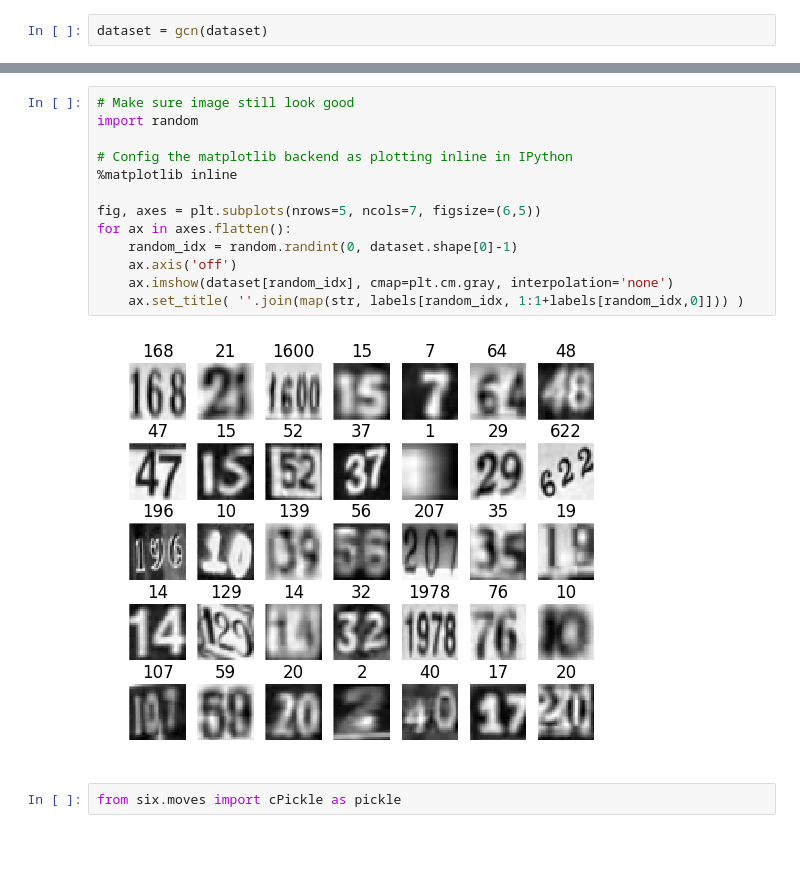
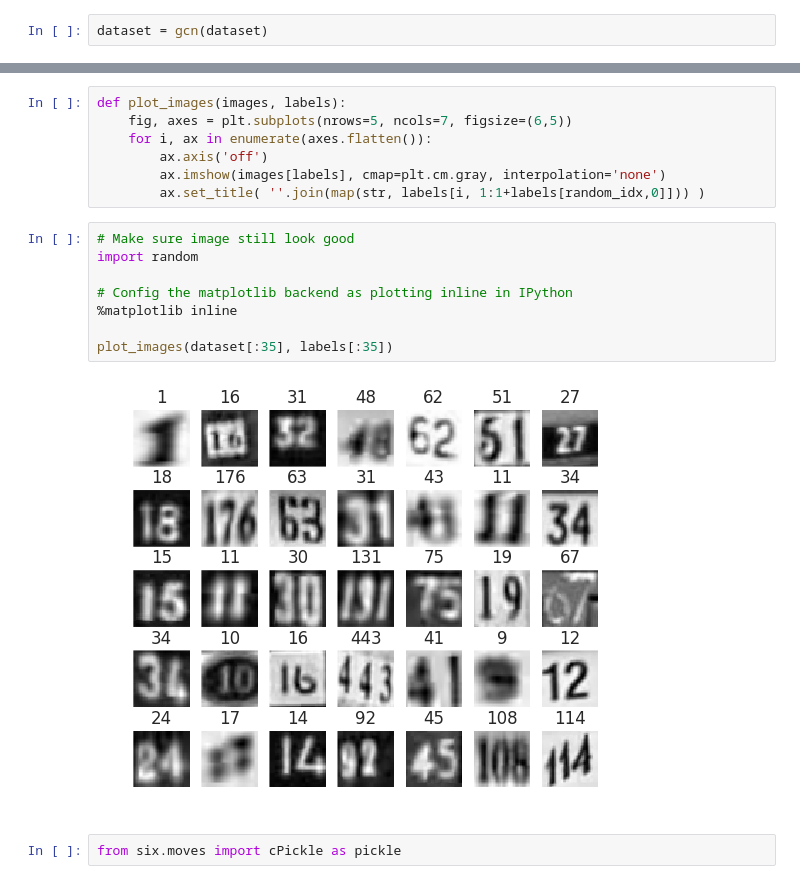
Before and after one commit to mee1o/dr, a Jupyter notebook: capstone_multi1_preprocessing.ipynb, the cells around one changed output, grey strips where cells are left out. Saved outputs shown, nothing was run; the diff lists cells and outputs as text; blank space fills up the shorter version.

```diff
--- a/capstone_multi1_preprocessing.ipynb
+++ b/capstone_multi1_preprocessing.ipynb
@@ -215,18 +213,20 @@ plt.imshow(dataset[90], cmap=plt.cm.gray, interpolation='none')
 # %%
-# Make sure image still look good
-import random
-
-# Config the matplotlib backend as plotting inline in IPython
-%matplotlib inline
-
-fig, axes = plt.subplots(nrows=5, ncols=7, figsize=(6,5))
-for ax in axes.flatten():
-    random_idx = random.randint(0, dataset.shape[0]-1)
-    ax.axis('off')
-    ax.imshow(dataset[random_idx], cmap=plt.cm.gray, interpolation='none')
-    ax.set_title( ''.join(map(str, labels[random_idx, 1:1+labels[random_idx,0]])) )
+def plot_images(images, labels):
+    fig, axes = plt.subplots(nrows=5, ncols=7, figsize=(6,5))
+    for i, ax in enumerate(axes.flatten()):
+        ax.axis('off')
+        ax.imshow(images[labels], cmap=plt.cm.gray, interpolation='none')
+        ax.set_title( ''.join(map(str, labels[i, 1:1+labels[random_idx,0]])) )
-# %% [output]
-[figure, removed]
+# %%
+# Make sure image still look good
+import random
+
+# Config the matplotlib backend as plotting inline in IPython
+%matplotlib inline
+
+plot_images(dataset[:35], labels[:35])
+# %% [output]
+[figure, added]
 # %%
 from six.moves import cPickle as pickle
 # %%
```
Also changed, not shown: parts of 11 cells of this notebook, 2 other files.
